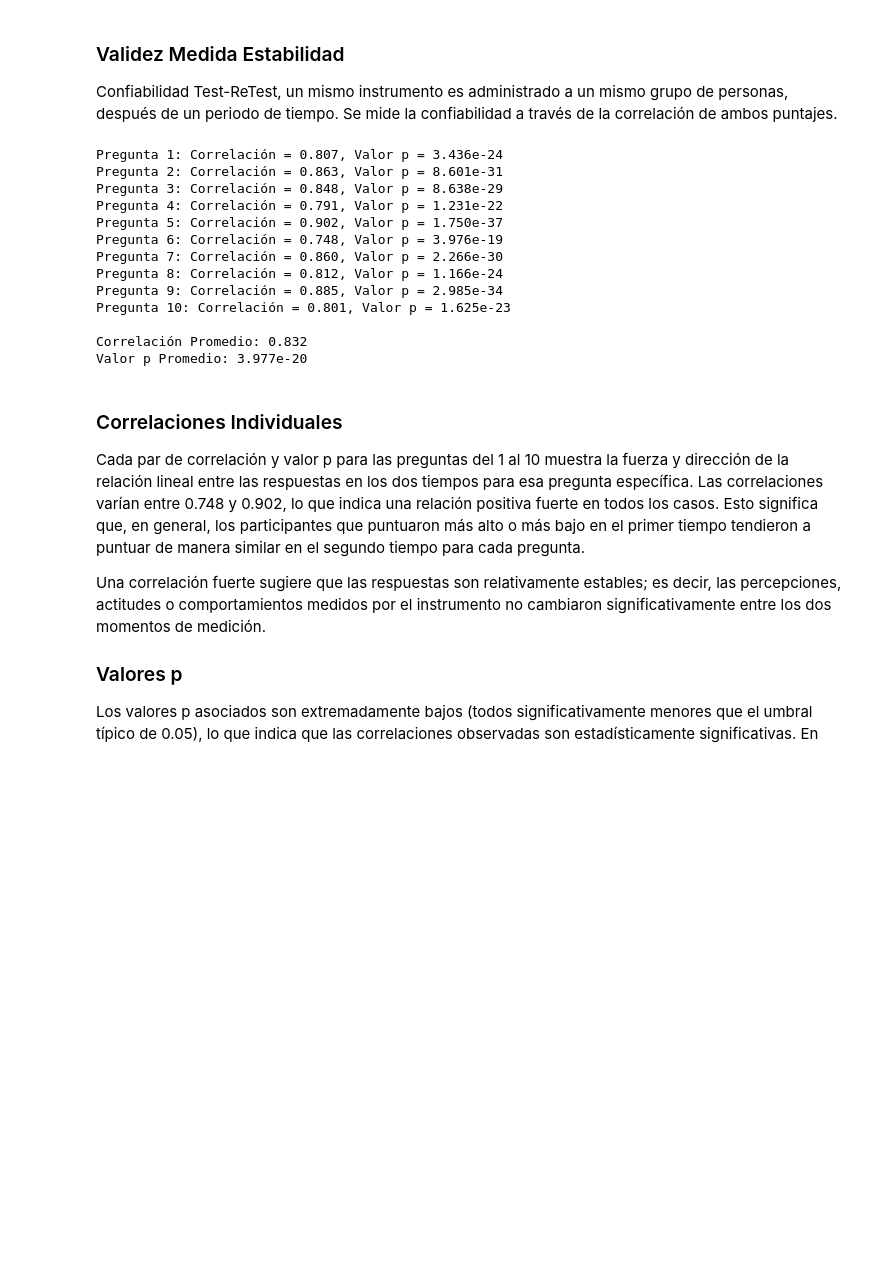
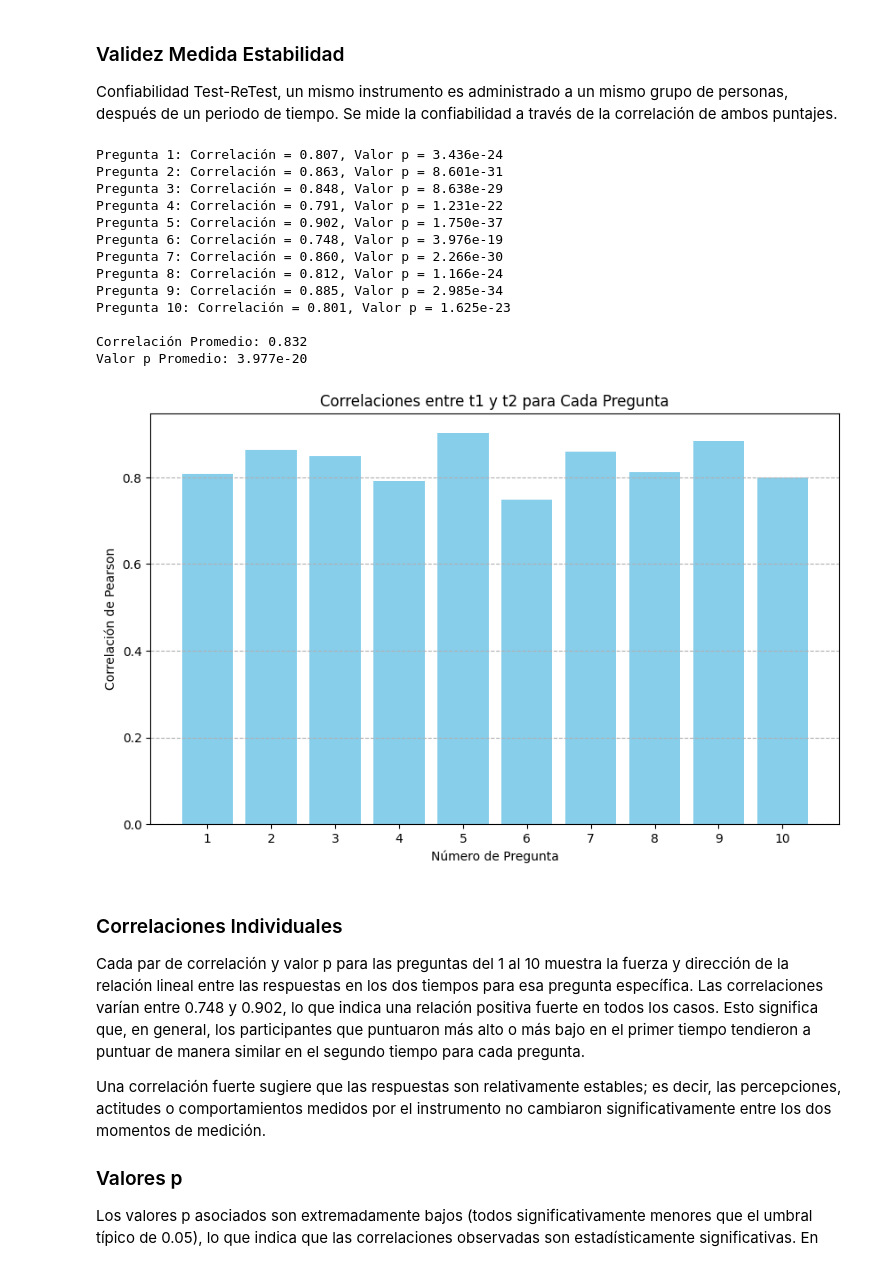
Before and after one commit to PalominoVidalCarlos/Validez_y_Confiabilidad, a Jupyter notebook: validez_medida_estabilidad.ipynb, the cells around one changed output. Saved outputs shown, nothing was run; the diff lists cells and outputs as text; code cells hidden in the pictures; blank space fills up the shorter version.

```diff
--- a/validez_medida_estabilidad.ipynb
+++ b/validez_medida_estabilidad.ipynb
@@ -5,6 +5,7 @@ Confiabilidad Test-ReTest, un mismo instrumento es administrado a un mismo grupo
 # %%
 import pandas as pd
 from scipy.stats import pearsonr
+import matplotlib.pyplot as plt
 
 # Carga el archivo Excel con los resultados simulados
 df = pd.read_excel('data/Resultados_Medida_Estabilidad.xlsx')
@@ -16,33 +17,44 @@ valores_p = []
 # Calcula la correlación para cada pregunta entre t1 y t2
 for i in range(1, 11):  # Asumiendo que hay 10 preguntas
     puntajes_t1 = df[f'Pregunta {i} (t1)']
     puntajes_t2 = df[f'Pregunta {i} (t2)']
     correlacion, p_valor = pearsonr(puntajes_t1, puntajes_t2)
     correlaciones.append(correlacion)
     valores_p.append(p_valor)
 
     # Imprime la correlación y el valor p para cada pregunta
     print(f'Pregunta {i}: Correlación = {correlacion:.3f}, Valor p = {p_valor:.3e}')
 
 # Opcional: calcular la correlación promedio y el valor p promedio
 correlacion_promedio = sum(correlaciones) / len(correlaciones)
 p_valor_promedio = sum(valores_p) / len(valores_p)
 print(f'\nCorrelación Promedio: {correlacion_promedio:.3f}')
 print(f'Valor p Promedio: {p_valor_promedio:.3e}')
+
+# Generando un gráfico de barras para visualizar las correlaciones para cada pregunta
+plt.figure(figsize=(10, 6))
+plt.bar(range(1, 11), correlaciones, color='skyblue')
+plt.title('Correlaciones entre t1 y t2 para Cada Pregunta')
+plt.xlabel('Número de Pregunta')
+plt.ylabel('Correlación de Pearson')
+plt.xticks(range(1, 11))  # Asegura que las etiquetas del eje x coincidan con el número de pregunta
+plt.grid(axis='y', linestyle='--')
+plt.show()
 # %% [output]
 Pregunta 1: Correlación = 0.807, Valor p = 3.436e-24
 Pregunta 2: Correlación = 0.863, Valor p = 8.601e-31
 Pregunta 3: Correlación = 0.848, Valor p = 8.638e-29
 Pregunta 4: Correlación = 0.791, Valor p = 1.231e-22
 Pregunta 5: Correlación = 0.902, Valor p = 1.750e-37
 Pregunta 6: Correlación = 0.748, Valor p = 3.976e-19
 Pregunta 7: Correlación = 0.860, Valor p = 2.266e-30
 Pregunta 8: Correlación = 0.812, Valor p = 1.166e-24
 Pregunta 9: Correlación = 0.885, Valor p = 2.985e-34
 Pregunta 10: Correlación = 0.801, Valor p = 1.625e-23
 
 Correlación Promedio: 0.832
 Valor p Promedio: 3.977e-20
+[figure, added]
 # %% [markdown]
 ### Correlaciones Individuales
 Cada par de correlación y valor p para las preguntas del 1 al 10 muestra la fuerza y dirección de la relación lineal entre las respuestas en los dos tiempos para esa pregunta específica. Las correlaciones varían entre 0.748 y 0.902, lo que indica una relación positiva fuerte en todos los casos. Esto significa que, en general, los participantes que puntuaron más alto o más bajo en el primer tiempo tendieron a puntuar de manera similar en el segundo tiempo para cada pregunta.
```
Also changed, not shown: 4 other files.
